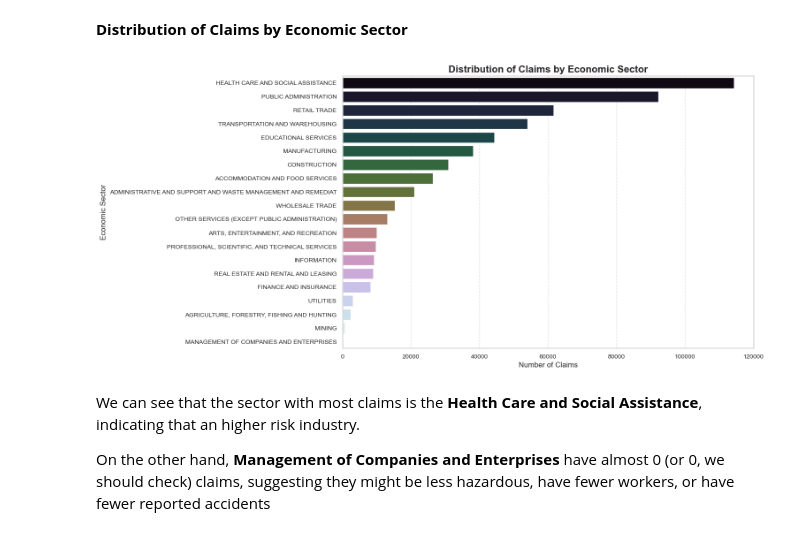
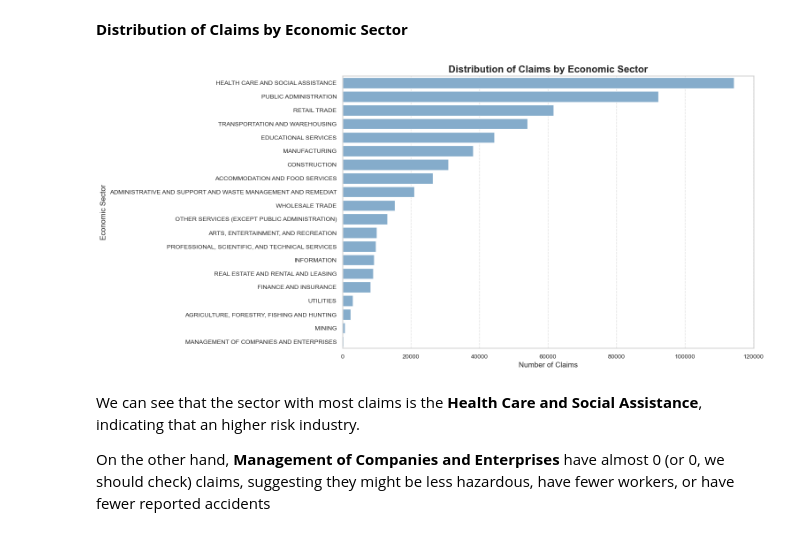
Before and after one commit to alexandregsg/ML_Project_Group52, a Jupyter notebook: EDA.ipynb, the cells around one changed output. Saved outputs shown, nothing was run; the diff lists cells and outputs as text; code cells hidden in the pictures.

```diff
--- a/EDA.ipynb
+++ b/EDA.ipynb
@@ -1004,17 +1004,17 @@ __Distribution of Claims by Economic Sector__
 # %%
 plt.figure(figsize=(12, 8))
 industry_accidents = train_df_temp['Industry Code Description'].value_counts()
 
-sns.barplot(y=industry_accidents.index, x=industry_accidents.values, palette="cubehelix")
+sns.barplot(y=industry_accidents.index, x=industry_accidents.values, color='#7aaed6')
 plt.title("Distribution of Claims by Economic Sector", fontsize=16, weight='bold')
 plt.xlabel("Number of Claims", fontsize=12)
 plt.ylabel("Economic Sector", fontsize=12)
 plt.xticks(fontsize=10)
 plt.yticks(fontsize=10)
 plt.grid(axis='x', linestyle='--', alpha=0.6)
 plt.show()
 # %% [output]
-[figure, old version]
+[figure, new version]
 # %% [markdown]
 We can see that the sector with most claims is the __Health Care and Social Assistance__, indicating that an higher risk industry.
 
```
